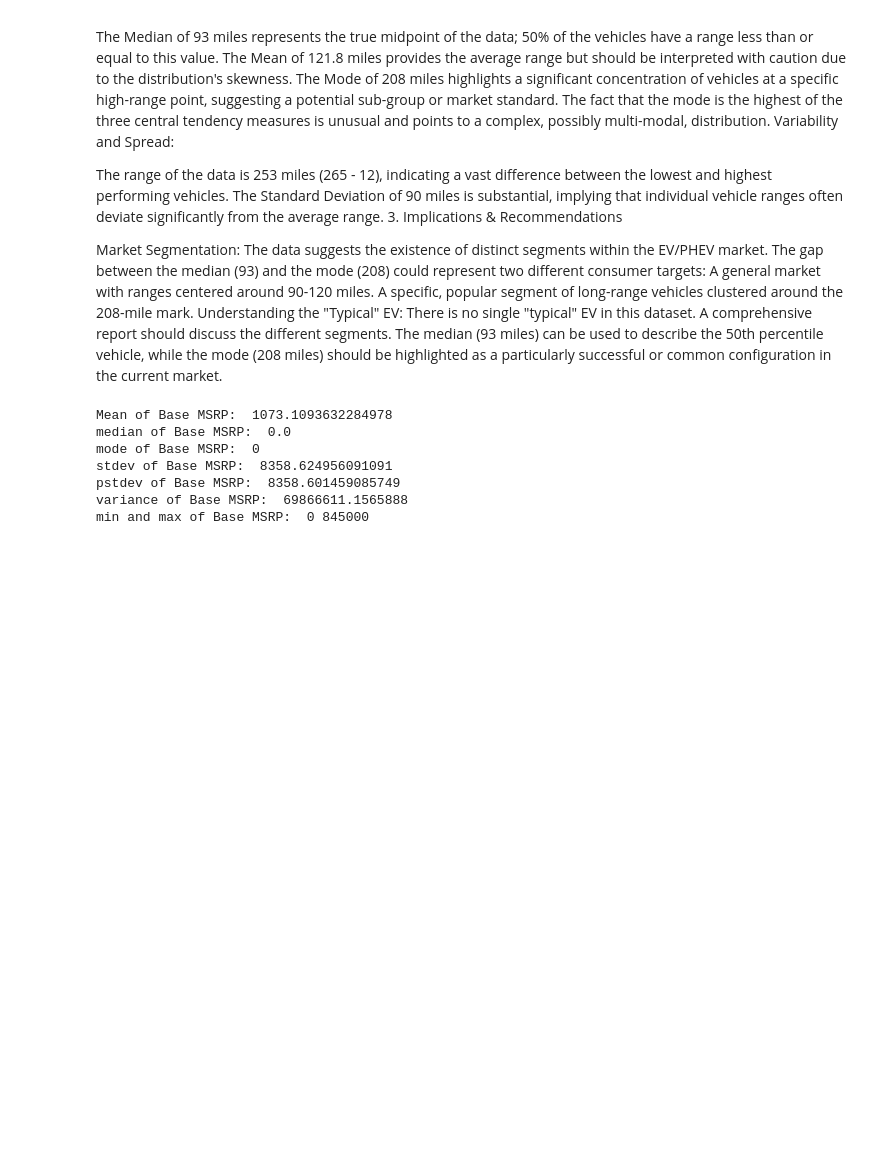
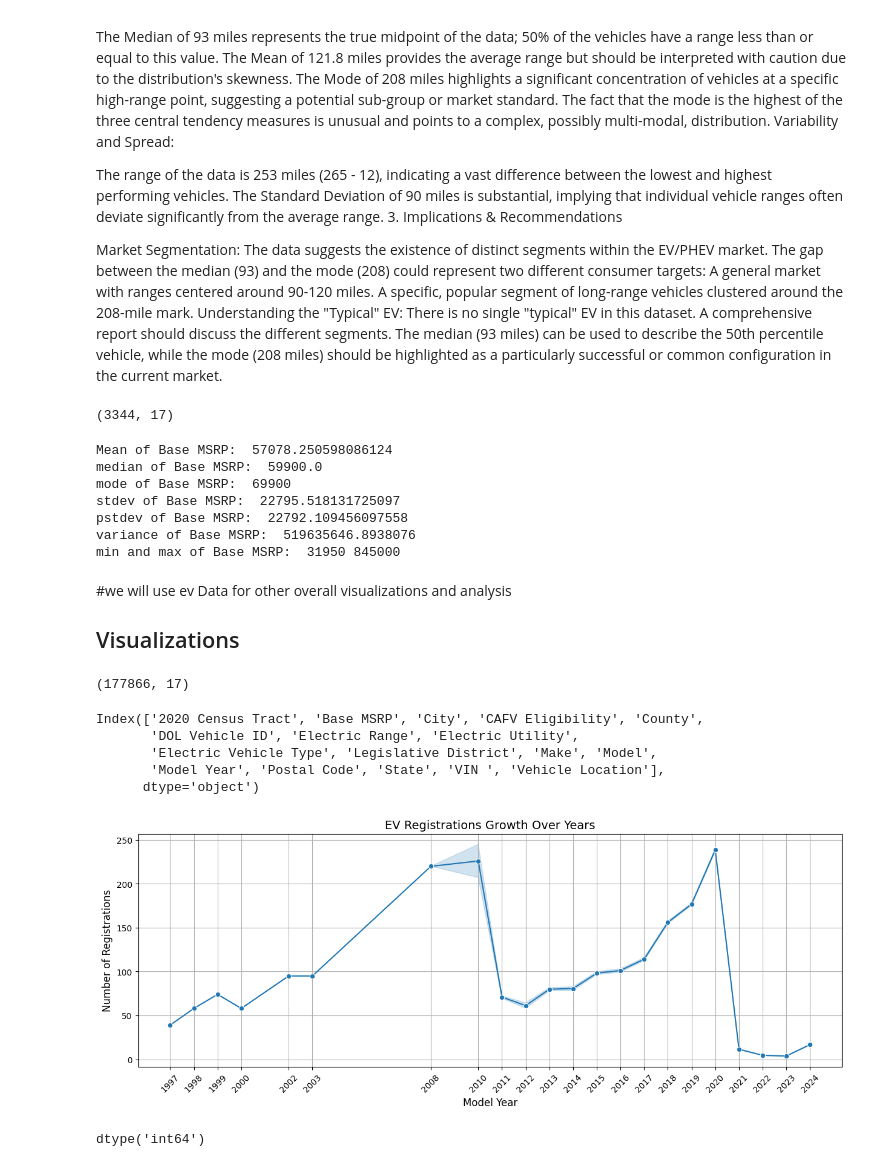
Before and after one commit to SachinGunjal001/Market-Size-Analysis-on-Electric-Vehicles-Industries-, a Jupyter notebook: EV.ipynb, the cells around one changed output. Drawn from its saved outputs; the diff is of its cells as text; code cells hidden in the pictures; blank space fills up the shorter version.

```diff
--- a/EV.ipynb
+++ b/EV.ipynb
@@ -286,6 +286,6 @@ Calculate and compare the descriptive statistics (mean, median, standard deviati
 Investigate the EV/PHEV Segment: Once segmented, a deeper analysis of the "Electric & Hybrid" group should be performed to understand the distribution, typical range, and variability within just that population.
 # %%
 #removing values from dataset where  electric range is 0
-ev = ev[ev['Electric Range'] != 0]
-ev.shape
+ev_zeroRemoved = ev[ev['Electric Range'] != 0]
+ev_zeroRemoved.shape
 # %% [output]
@@ -338,21 +338,58 @@ Market Segmentation: The data suggests the existence of distinct segments within
 A general market with ranges centered around 90-120 miles.
 A specific, popular segment of long-range vehicles clustered around the 208-mile mark.
 Understanding the "Typical" EV: There is no single "typical" EV in this dataset. A comprehensive report should discuss the different segments. The median (93 miles) can be used to describe the 50th percentile vehicle, while the mode (208 miles) should be highlighted as a particularly successful or common configuration in the current market.
+# %%
+#removing values from dataset where  MSRP is 0
+ev_MSRP = ev[ev['Base MSRP'] != 0]
+ev_MSRP.shape
+# %% [output]
+(3344, 17)
 # %%
 # lets find mean, mode and median for Base MSRP of  to find how data is distributed.
 
-print("Mean of Base MSRP: ", sts.mean(ev['Base MSRP']))
-print("median of Base MSRP: ", sts.median(ev['Base MSRP']))
-print("mode of Base MSRP: ", sts.mode(ev['Base MSRP']))
-print("stdev of Base MSRP: ", sts.stdev(ev['Base MSRP']))
-print("pstdev of Base MSRP: ", sts.pstdev(ev['Base MSRP']))
-print("variance of Base MSRP: ", sts.variance(ev['Base MSRP']))
-print("min and max of Base MSRP: ", min(ev['Base MSRP']), max(ev['Base MSRP']))
+print("Mean of Base MSRP: ", sts.mean(ev_MSRP['Base MSRP']))
+print("median of Base MSRP: ", sts.median(ev_MSRP['Base MSRP']))
+print("mode of Base MSRP: ", sts.mode(ev_MSRP['Base MSRP']))
+print("stdev of Base MSRP: ", sts.stdev(ev_MSRP['Base MSRP']))
+print("pstdev of Base MSRP: ", sts.pstdev(ev_MSRP['Base MSRP']))
+print("variance of Base MSRP: ", sts.variance(ev_MSRP['Base MSRP']))
+print("min and max of Base MSRP: ", min(ev_MSRP['Base MSRP']), max(ev_MSRP['Base MSRP']))
 # %% [output]
-Mean of Base MSRP:  1073.1093632284978
-median of Base MSRP:  0.0
-mode of Base MSRP:  0
-stdev of Base MSRP:  8358.624956091091
-pstdev of Base MSRP:  8358.601459085749
-variance of Base MSRP:  69866611.1565888
-min and max of Base MSRP:  0 845000
+Mean of Base MSRP:  57078.250598086124
+median of Base MSRP:  59900.0
+mode of Base MSRP:  69900
+stdev of Base MSRP:  22795.518131725097
+pstdev of Base MSRP:  22792.109456097558
+variance of Base MSRP:  519635646.8938076
+min and max of Base MSRP:  31950 845000
+# %% [markdown]
+#we will use ev Data for other overall visualizations and analysis
+## Visualizations
+# %%
+ev.shape
+# %% [output]
+(177866, 17)
+# %%
+ev.columns
+# %% [output]
+Index(['2020 Census Tract', 'Base MSRP', 'City', 'CAFV Eligibility', 'County',
+       'DOL Vehicle ID', 'Electric Range', 'Electric Utility',
+       'Electric Vehicle Type', 'Legislative District', 'Make', 'Model',
+       'Model Year', 'Postal Code', 'State', 'VIN ', 'Vehicle Location'],
+      dtype='object')
+# %%
+plt.figure(figsize=(15,5))
+sns.lineplot(x='Model Year', y='Electric Range', data=ev,marker='o')
+
+plt.xticks(ev['Model Year'].unique(), rotation=45)
+plt.title("EV Registrations Growth Over Years", fontsize=14)
+plt.xlabel("Model Year", fontsize=12)
+plt.ylabel("Number of Registrations", fontsize=12)
+plt.grid(True)
+plt.show()
+# %% [output]
+[figure, added]
+# %%
+ev['Base MSRP'].dtype
+# %% [output]
+dtype('int64')
```
Also changed, not shown: parts of 17 cells of this notebook.
